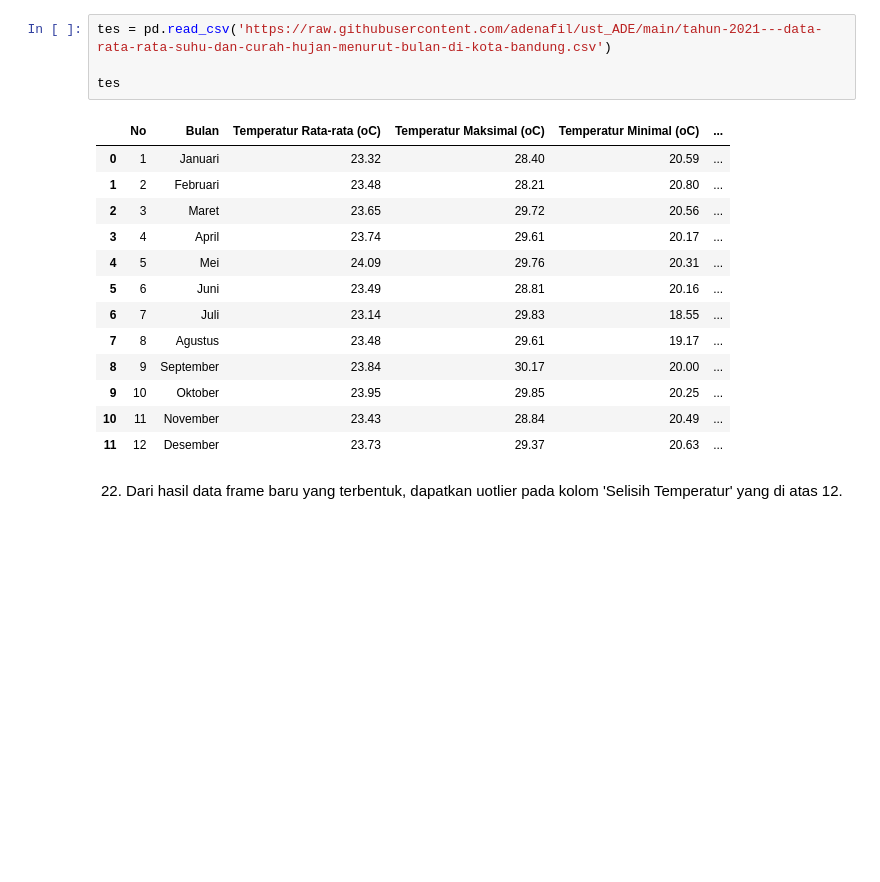
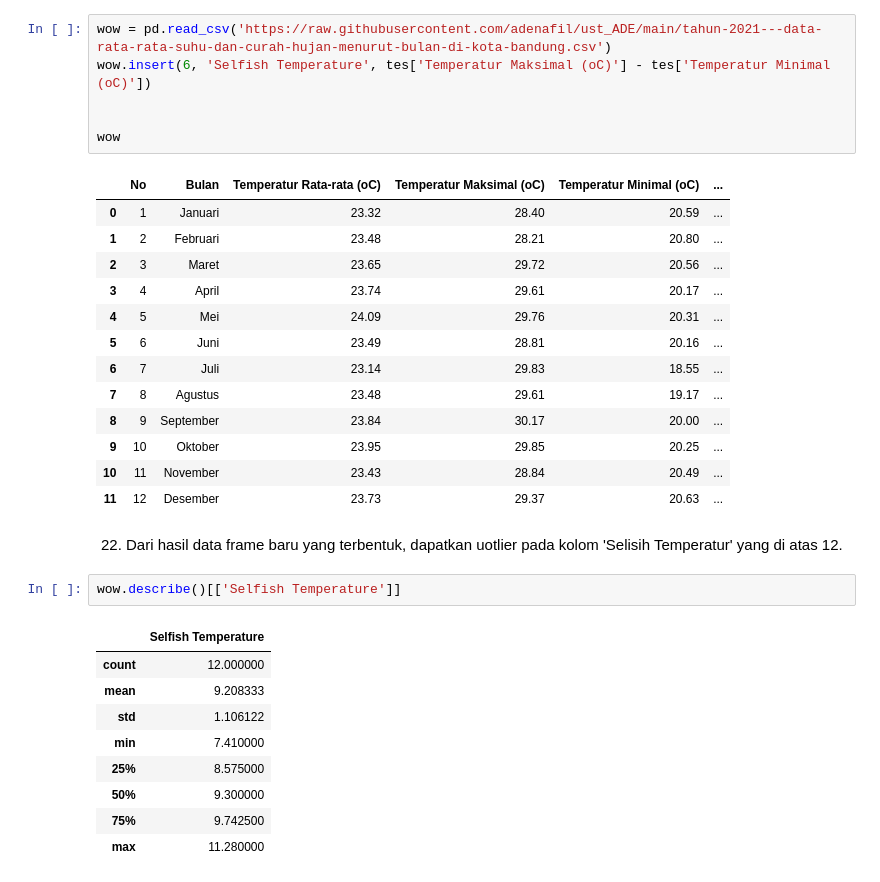
Before and after one commit to adenafil/ust_ADE, a Jupyter notebook: Copy_of_IF_UTS_Analisis_Data_Eksploratif_2024.ipynb, the cells around one changed output. Saved outputs shown, nothing was run; the diff lists cells and outputs as text; blank space fills up the shorter version.

```diff
--- a/Copy_of_IF_UTS_Analisis_Data_Eksploratif_2024.ipynb
+++ b/Copy_of_IF_UTS_Analisis_Data_Eksploratif_2024.ipynb
@@ -379,9 +379,11 @@ plt.grid()
 21. Tambahkan satu kolom baru dengan nama `selisih temperatur`.
 Selisih temperatur dapat dihitung = temperatur maksimal dikurangi temperatur minimal.
 # %%
-tes = pd.read_csv('https://raw.githubusercontent.com/adenafil/ust_ADE/main/tahun-2021---data-rata-rata-suhu-dan-curah-hujan-menurut-bulan-di-kota-bandung.csv')
+wow = pd.read_csv('https://raw.githubusercontent.com/adenafil/ust_ADE/main/tahun-2021---data-rata-rata-suhu-dan-curah-hujan-menurut-bulan-di-kota-bandung.csv')
+wow.insert(6, 'Selfish Temperature', tes['Temperatur Maksimal (oC)'] - tes['Temperatur Minimal (oC)'])
 
-tes
+
+wow
 # %% [output]
 |  | No | Bulan | Temperatur Rata-rata (oC) | Temperatur Maksimal (oC) | Temperatur Minimal (oC) | ... |
 | 0 | 1 | Januari | 23.32 | 28.40 | 20.59 | ... |
@@ -398,3 +400,15 @@ tes
 | 11 | 12 | Desember | 23.73 | 29.37 | 20.63 | ... |
 # %% [markdown]
 22. Dari hasil data frame baru yang terbentuk, dapatkan uotlier pada kolom 'Selisih Temperatur' yang di atas 12.
+# %%
+wow.describe()[['Selfish Temperature']]
+# %% [output]
+|  | Selfish Temperature |
+| count | 12.000000 |
+| mean | 9.208333 |
+| std | 1.106122 |
+| min | 7.410000 |
+| 25% | 8.575000 |
+| 50% | 9.300000 |
+| 75% | 9.742500 |
+| max | 11.280000 |
```
